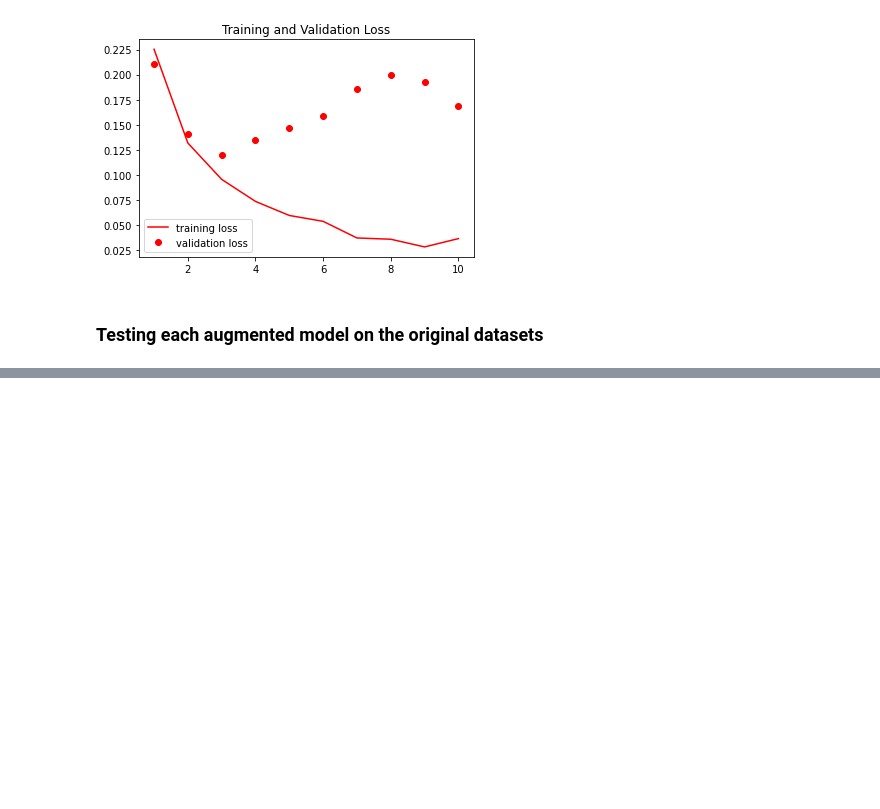
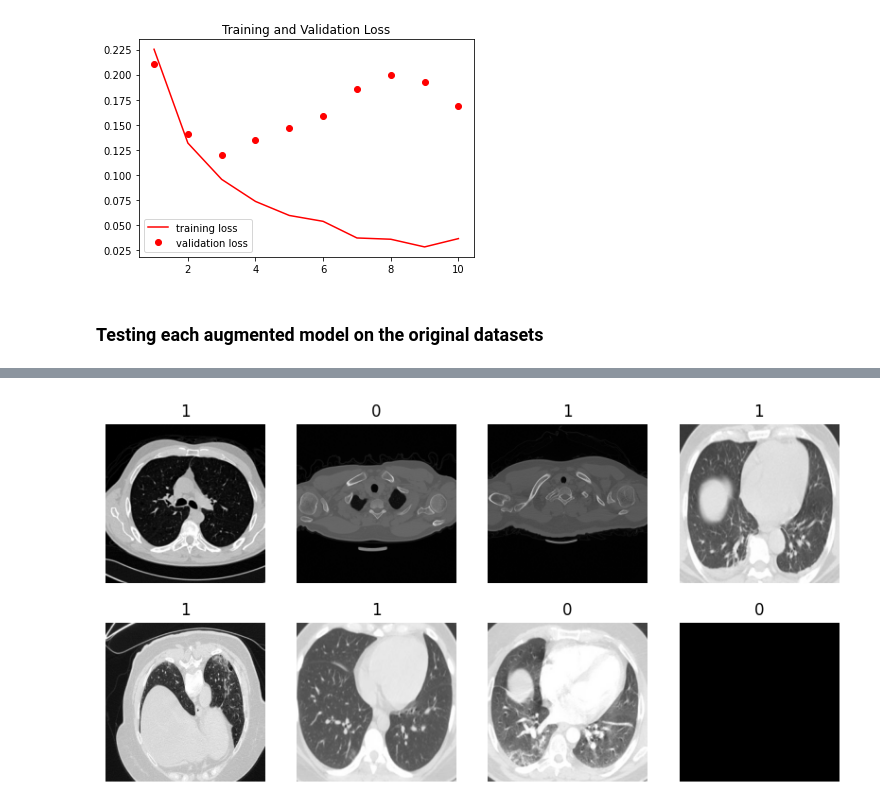
Before and after one commit to wiplash742000/Masters_Thesis_Automated_Detection_of_COVID_19_Using_GANs_and_CNNs, a Jupyter notebook: Jupyter Notebooks/CNNS/Extensive_COVID_19_CNN.ipynb, the cells around one changed output, grey strips where cells are left out. Cells and saved outputs as stored; diff of their text form; code cells hidden in the pictures; blank space fills up the shorter version.

```diff
--- a/Jupyter Notebooks/CNNS/Extensive_COVID_19_CNN.ipynb
+++ b/Jupyter Notebooks/CNNS/Extensive_COVID_19_CNN.ipynb
@@ -1652,2 +1721,16 @@ Using 2416 files for validation.
+# %%
+# Take the first batch of images and labels from the dataset
+images, labels = next(iter(dataset))
+
+# Plot the first 8 images and their corresponding labels
+fig, axs = plt.subplots(2, 4, figsize=(10, 5))
+for i in range(8):
+    ax = axs[i // 4, i % 4]
+    ax.imshow(images[i])
+    ax.axis('off')
+    ax.set_title(labels[i].numpy())
+plt.show()
+# %% [output]
+[figure, added]
 # %%
 test_model = load_model('/content/gdrive/My Drive/CNNFinalModelsMasters/CNNModels/Augmented Models/Extensive COVID19/Extensive_COVID19_CT_modelAugmentedDCGAN.h5')
```
Also changed, not shown: parts of 13 cells of this notebook, 1 other file.
